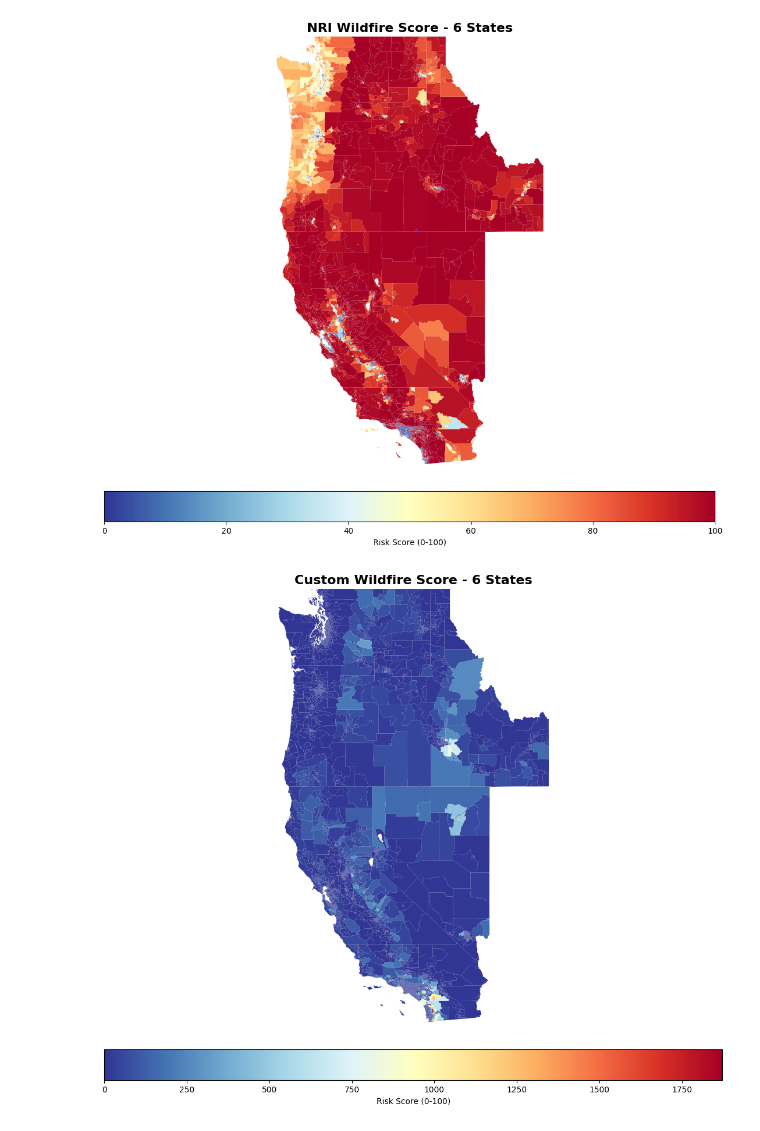
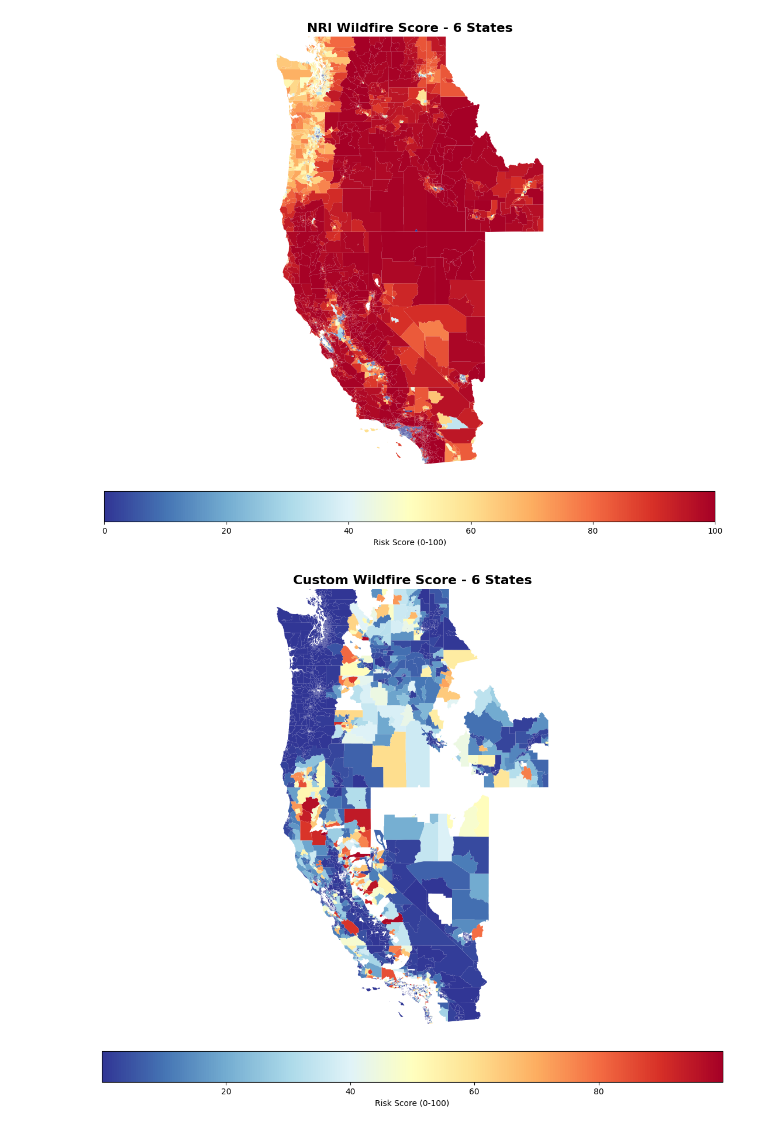
Before and after one commit to willmb321/CIVE202_Spring2026_GroupINFRA-02-05_Project5, a Jupyter notebook: CIVE202_Spring2026_GroupINFRA-02-05_Project_Python_Code.ipynb, the cells around one changed output. Drawn from its saved outputs; the diff is of its cells as text; code cells hidden in the pictures.

```diff
--- a/CIVE202_Spring2026_GroupINFRA-02-05_Project_Python_Code.ipynb
+++ b/CIVE202_Spring2026_GroupINFRA-02-05_Project_Python_Code.ipynb
@@ -121 +126,11 @@ First need to add our definition.
+# %%
+def calculateCrScore(df):
+    max_value = float(df['Custom_Risk_Value'].quantile(0.90))
+    print(max_value)
+    min_value = float(df['Custom_Risk_Value'].quantile(0.01))
+    print(min_value)
+
+    #convert value to scale of 0-100
+    df['Custom_Risk_Score'] = ((df['Custom_Risk_Value'] - min_value)/(max_value-min_value))*100
+    return df
 # %%
@@ -146,5 +188,18 @@ include = ['California', 'Idaho', 'Nevada', 'Oregon',
 # Filter if your column is named 'STATE'
 tracts_6states = tracts[tracts['STATE'].isin(include)]
 # %%
-tracts_6states['Custom_Risk_Value'] = 10*(tracts_6states['WFIR_AFREQ']*tracts_6states['WFIR_EXPP'])/tracts_6states['CRF_VALUE']
+#Add Risk Value
+tracts_6states['Custom_Risk_Value'] = (tracts_6states['WFIR_AFREQ']*tracts_6states['WFIR_EXPP'])/tracts_6states['CRF_VALUE']
+
+#Remove and 0 (null) values
+tracts_6states= tracts_6states[tracts_6states['Custom_Risk_Value'] != 0]
+
+#Calculate Score
+tracts_6states = calculateCrScore(tracts_6states)
+
+#Drop outliers
+tracts_6states = tracts_6states[tracts_6states['Custom_Risk_Score'] <= 100]
+tracts_6states = tracts_6states[tracts_6states['Custom_Risk_Score'] >= 0]
+
+tracts_6states['Custom_Risk_Score'].head(5)
 # %% [output]
@@ -178,22 +241,22 @@ plt.show()
 # %%
 fig, ax = plt.subplots(1,1, figsize=(18,10))
 tracts_6states.plot(
-    column="Custom_Risk_Value",
+    column="Custom_Risk_Score",
     cmap="RdYlBu_r",
     linewidth=0.0,
     ax=ax,
     legend=True,
     legend_kwds={"label": "Risk Score (0-100)", "orientation": "horizontal", "shrink": 0.6, "pad": 0.05},
-    missing_kwds={"color": "lightgrey", "label": "No Data"})
+    missing_kwds={"color": "grey", "label": "No Data"})
 
 minx, miny, maxx, maxy = tracts_6states.total_bounds
 padding = 0.5
 ax.set_xlim(minx - padding, maxx + padding)
 ax.set_ylim(miny - padding, maxy + padding)
 
 ax.set_title("Custom Wildfire Score - 6 States", fontsize=16, fontweight="bold")
 ax.set_axis_off()
 plt.tight_layout()
 plt.show()
 # %% [output]
-[figure, old version]
+[figure, new version]
```
Also changed, not shown: parts of 8 cells of this notebook.
